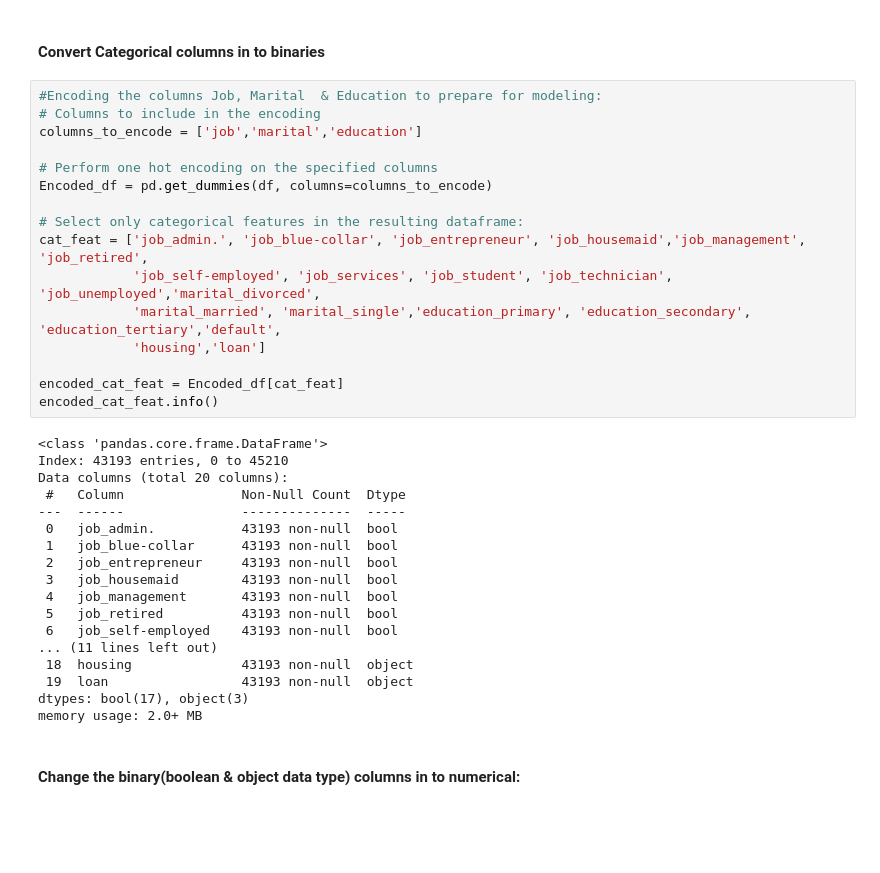
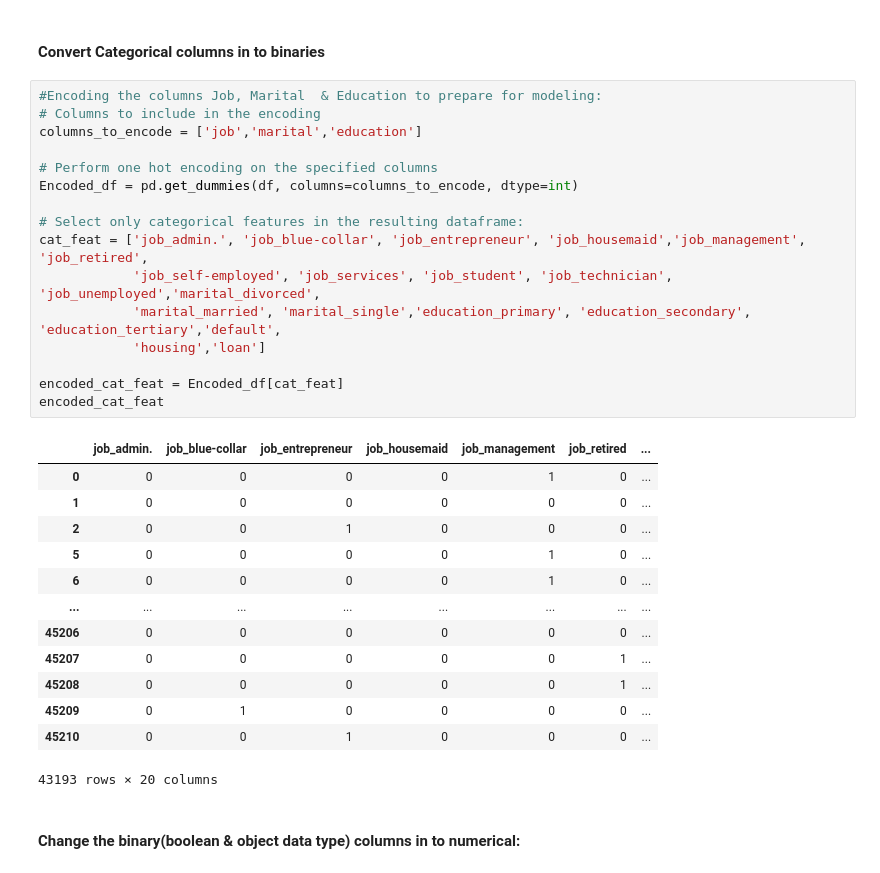
Before and after one commit to Tesfalem1983/Final-Project-LHL, a Jupyter notebook: Final_Project_SL.ipynb, the cells around one changed output. Drawn from its saved outputs; the diff is of its cells as text; blank space fills up the shorter version.

```diff
--- a/Final_Project_SL.ipynb
+++ b/Final_Project_SL.ipynb
@@ -281,37 +277,33 @@ memory usage: 2.1 MB
 # %%
 #Encoding the columns Job, Marital  & Education to prepare for modeling:
 # Columns to include in the encoding
 columns_to_encode = ['job','marital','education']
 
 # Perform one hot encoding on the specified columns
-Encoded_df = pd.get_dummies(df, columns=columns_to_encode)
+Encoded_df = pd.get_dummies(df, columns=columns_to_encode, dtype=int)
 
 # Select only categorical features in the resulting dataframe:
 cat_feat = ['job_admin.', 'job_blue-collar', 'job_entrepreneur', 'job_housemaid','job_management', 'job_retired',
             'job_self-employed', 'job_services', 'job_student', 'job_technician', 'job_unemployed','marital_divorced',
             'marital_married', 'marital_single','education_primary', 'education_secondary', 'education_tertiary','default',
             'housing','loan']
 
 encoded_cat_feat = Encoded_df[cat_feat]
-encoded_cat_feat.info()
+encoded_cat_feat
 # %% [output]
+|  | job_admin. | job_blue-collar | job_entrepreneur | job_housemaid | job_management | job_retired | ... |
+| 0 | 0 | 0 | 0 | 0 | 1 | 0 | ... |
+| 1 | 0 | 0 | 0 | 0 | 0 | 0 | ... |
+| 2 | 0 | 0 | 1 | 0 | 0 | 0 | ... |
+| 5 | 0 | 0 | 0 | 0 | 1 | 0 | ... |
+| 6 | 0 | 0 | 0 | 0 | 1 | 0 | ... |
+| ... | ... | ... | ... | ... | ... | ... | ... |
+| 45206 | 0 | 0 | 0 | 0 | 0 | 0 | ... |
+| 45207 | 0 | 0 | 0 | 0 | 0 | 1 | ... |
+| 45208 | 0 | 0 | 0 | 0 | 0 | 1 | ... |
+| 45209 | 0 | 1 | 0 | 0 | 0 | 0 | ... |
+| 45210 | 0 | 0 | 1 | 0 | 0 | 0 | ... |
-<class 'pandas.core.frame.DataFrame'>
-Index: 43193 entries, 0 to 45210
-Data columns (total 20 columns):
- #   Column               Non-Null Count  Dtype
----  ------               --------------  -----
- 0   job_admin.           43193 non-null  bool
- 1   job_blue-collar      43193 non-null  bool
- 2   job_entrepreneur     43193 non-null  bool
- 3   job_housemaid        43193 non-null  bool
- 4   job_management       43193 non-null  bool
- 5   job_retired          43193 non-null  bool
- 6   job_self-employed    43193 non-null  bool
-... (11 lines left out)
- 18  housing              43193 non-null  object
- 19  loan                 43193 non-null  object
-dtypes: bool(17), object(3)
-memory usage: 2.0+ MB
+43193 rows × 20 columns
 # %% [markdown]
 #### Change the binary(boolean & object data type) columns in to numerical:
 # %%
```
Also changed, not shown: parts of 7 cells of this notebook.
